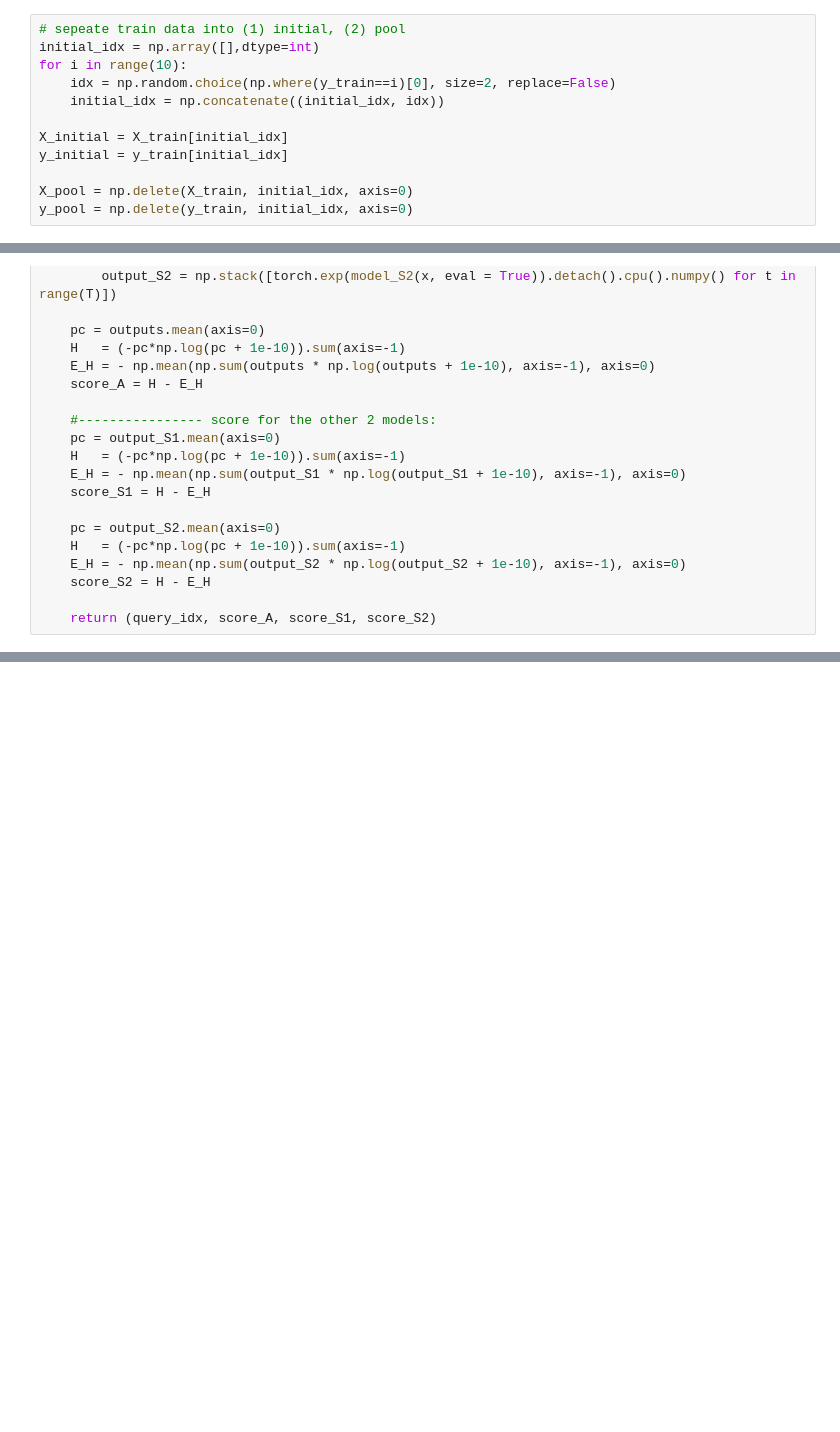
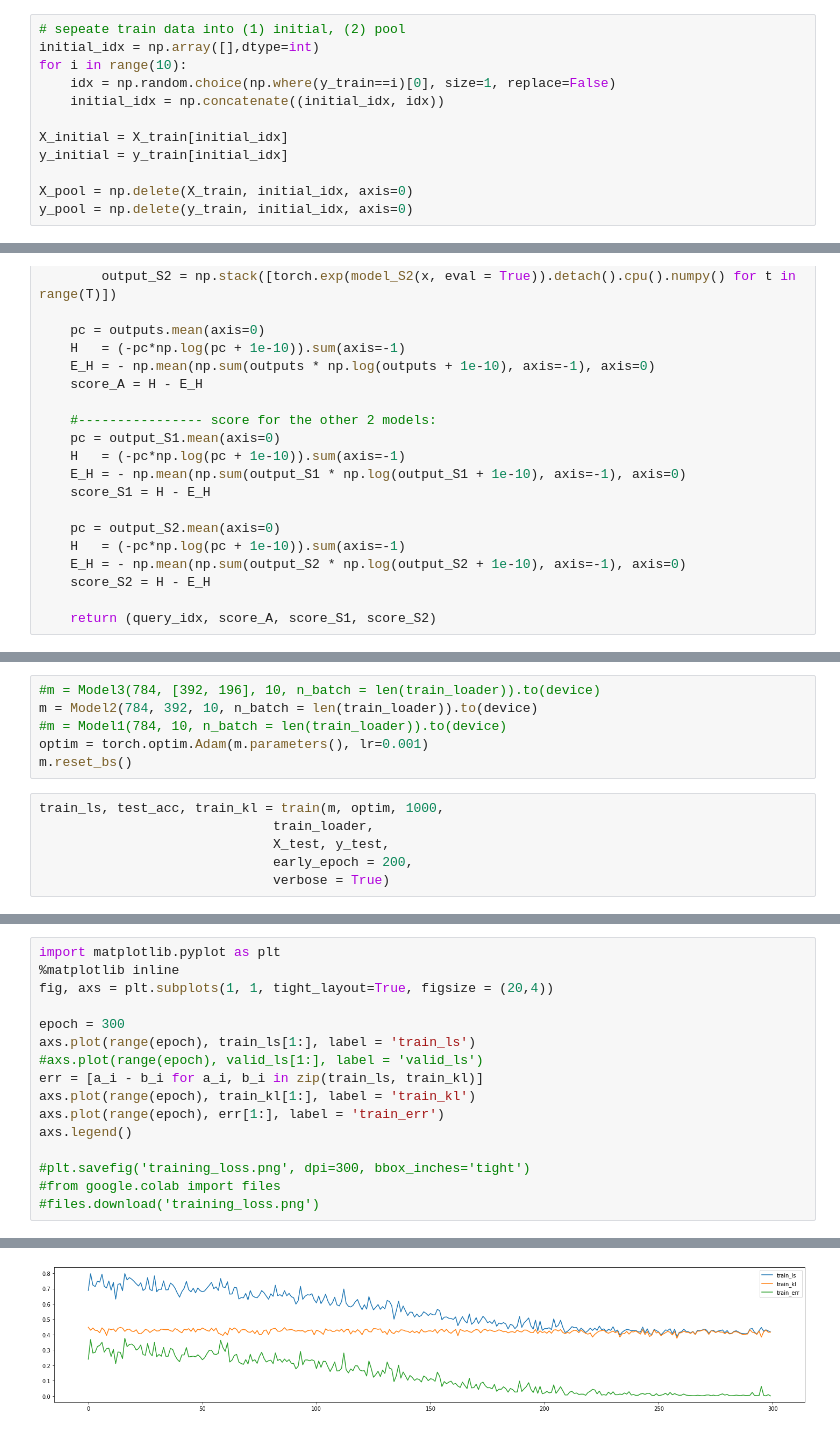
Before and after one commit to JiujiaZ/Active_Learning_Project, a Jupyter notebook: VI_NN.ipynb, the cells around one changed output, grey strips where cells are left out. Saved outputs shown, nothing was run; the diff lists cells and outputs as text; blank space fills up the shorter version.

Commit message:
training loss as stopping creterion

```diff
--- a/VI_NN.ipynb
+++ b/VI_NN.ipynb
@@ -47,7 +45,7 @@ Extracting ../data/MNIST/raw/t10k-labels-idx1-ubyte.gz to ../data/MNIST/raw
 # sepeate train data into (1) initial, (2) pool
 initial_idx = np.array([],dtype=int)
 for i in range(10):
-    idx = np.random.choice(np.where(y_train==i)[0], size=2, replace=False)
+    idx = np.random.choice(np.where(y_train==i)[0], size=1, replace=False)
     initial_idx = np.concatenate((initial_idx, idx))
 
 X_initial = X_train[initial_idx]
@@ -785,0 +822,12 @@ files.download('res_bald_A3.npy')
+# %%
+#m = Model3(784, [392, 196], 10, n_batch = len(train_loader)).to(device)
+m = Model2(784, 392, 10, n_batch = len(train_loader)).to(device)
+#m = Model1(784, 10, n_batch = len(train_loader)).to(device)
+optim = torch.optim.Adam(m.parameters(), lr=0.001)
+m.reset_bs()
+# %%
+train_ls, test_acc, train_kl = train(m, optim, 1000,
+                              train_loader,
+                              X_test, y_test,
+                              early_epoch = 200,
+                              verbose = True)
@@ -785,0 +870,17 @@ files.download('res_bald_A3.npy')
+# %%
+import matplotlib.pyplot as plt
+%matplotlib inline
+fig, axs = plt.subplots(1, 1, tight_layout=True, figsize = (20,4))
+
+epoch = 300
+axs.plot(range(epoch), train_ls[1:], label = 'train_ls')
+#axs.plot(range(epoch), valid_ls[1:], label = 'valid_ls')
+err = [a_i - b_i for a_i, b_i in zip(train_ls, train_kl)]
+axs.plot(range(epoch), train_kl[1:], label = 'train_kl')
+axs.plot(range(epoch), err[1:], label = 'train_err')
+axs.legend()
+
+#plt.savefig('training_loss.png', dpi=300, bbox_inches='tight')
+#from google.colab import files
+#files.download('training_loss.png')
+# %% [output]
@@ -785,0 +889 @@ files.download('res_bald_A3.npy')
+[figure, added]
```
Also changed, not shown: parts of 26 cells of this notebook.
